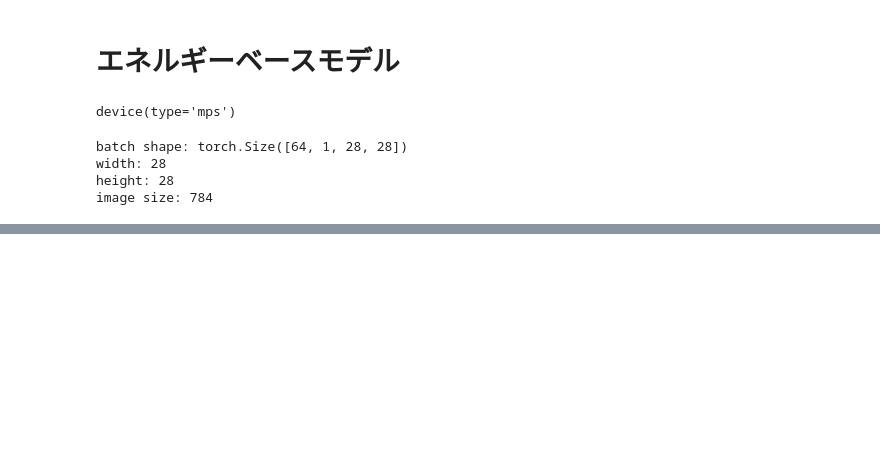
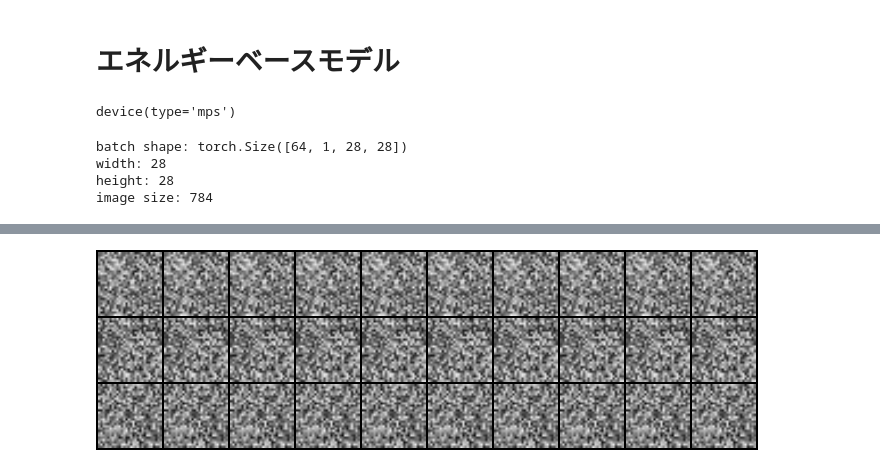
Before and after one commit to misya11p/generative-models, a Jupyter notebook: EBM.ipynb, the cells around one changed output, grey strips where cells are left out. Drawn from its saved outputs; the diff is of its cells as text; code cells hidden in the pictures; blank space fills up the shorter version.

```diff
--- a/EBM.ipynb
+++ b/EBM.ipynb
@@ -108,0 +156,4 @@ RuntimeError: Trying to backward through the graph a second time (or directly ac
+# %%
+draw_hist(model, 3, 10, 500)
+# %% [output]
+[figure, added]
```
Also changed, not shown: parts of 11 cells of this notebook.
